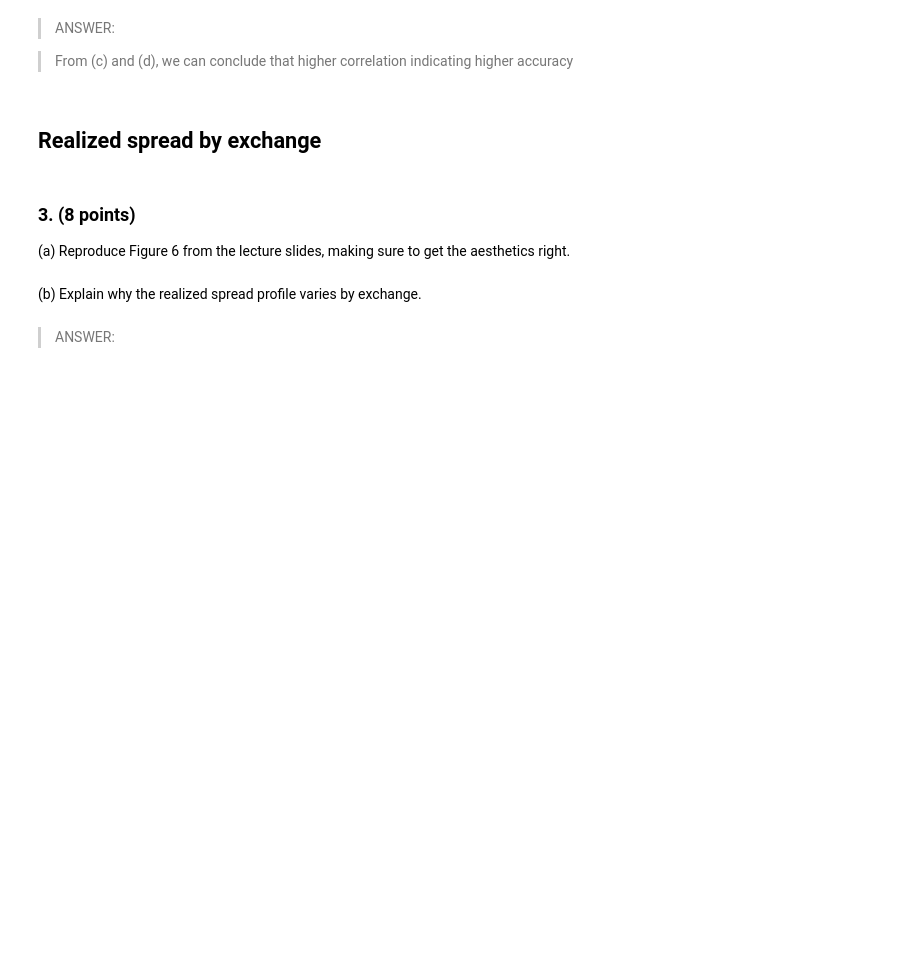
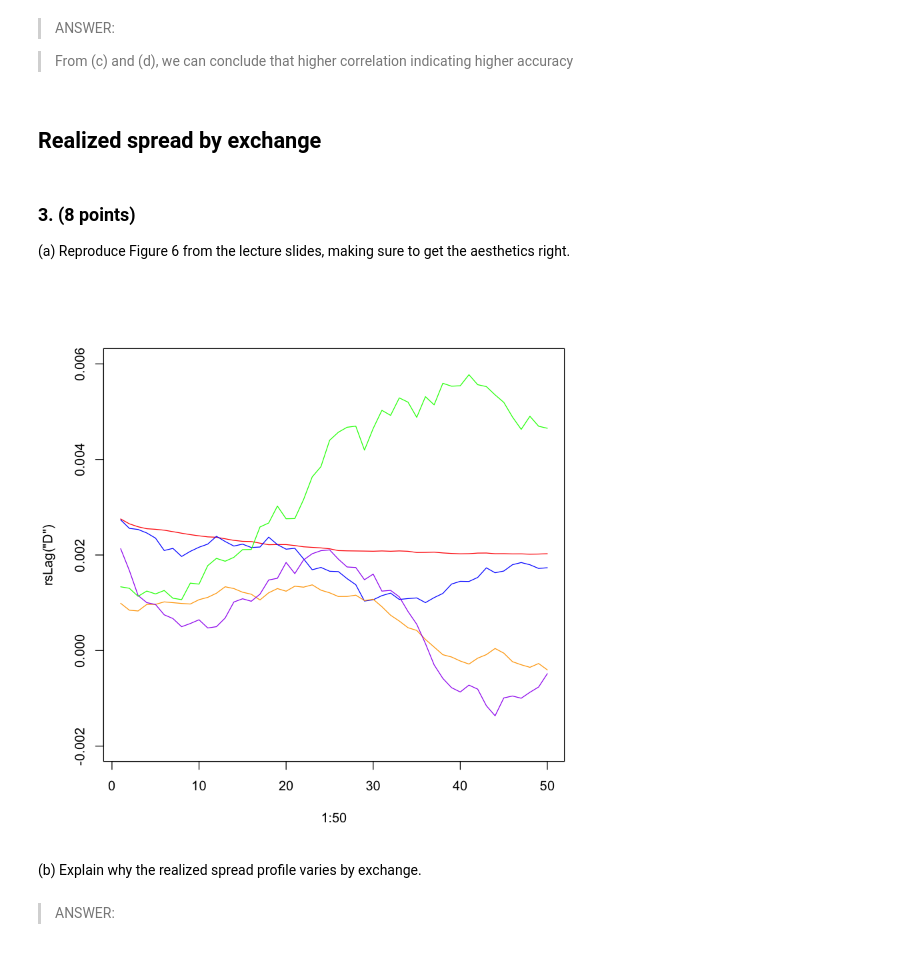
Before and after one commit to ddyuewang/microstructure_assignments, a Jupyter notebook: 9879HW04_Spring2016.ipynb, the cells around one changed output. Cells and saved outputs as stored; diff of their text form; code cells hidden in the pictures; blank space fills up the shorter version.

```diff
--- a/9879HW04_Spring2016.ipynb
+++ b/9879HW04_Spring2016.ipynb
@@ -227,3 +194,23 @@ legend("topright",
+# %%
+rs <- function(lag,px,Sig,mids){
+    return (mean(Sig[1:(length(px)-lag)]*(px[1:(length(px)-lag)]-mids[-(1:lag)])) )
+}
+rsLag <- function(input_ex) {
+    #take the subset
+    temp = subset(tqBAC, tqBAC$EX==input_ex)
+    middle = (as.numeric(temp$OFR) + as.numeric(temp$BID))/2.0
+    px = as.numeric(temp$PRICE)#change the price format
+    tradeSigns = getTradeDirection(temp)#convert to trading directions
+    lamda<-function(lag){rs(lag,px,tradeSigns,middle)}
+    return (sapply(1:50,lamda))}
+
+plot(1:50,rsLag('D'),col='red', ylim=c(-0.002, 0.006),type='l')
+lines(1:50,rsLag('B'),col='blue')
+lines(1:50,rsLag('Z'),col='orange')
+lines(1:50,rsLag('Y'),col='purple')
+lines(1:50,rsLag('P'),col='green')
+# %% [output]
+[figure, added]
 # %% [markdown]
 (b) Explain why the realized spread profile varies by exchange.
 # %% [markdown]
```
Also changed, not shown: parts of 3 cells of this notebook.
